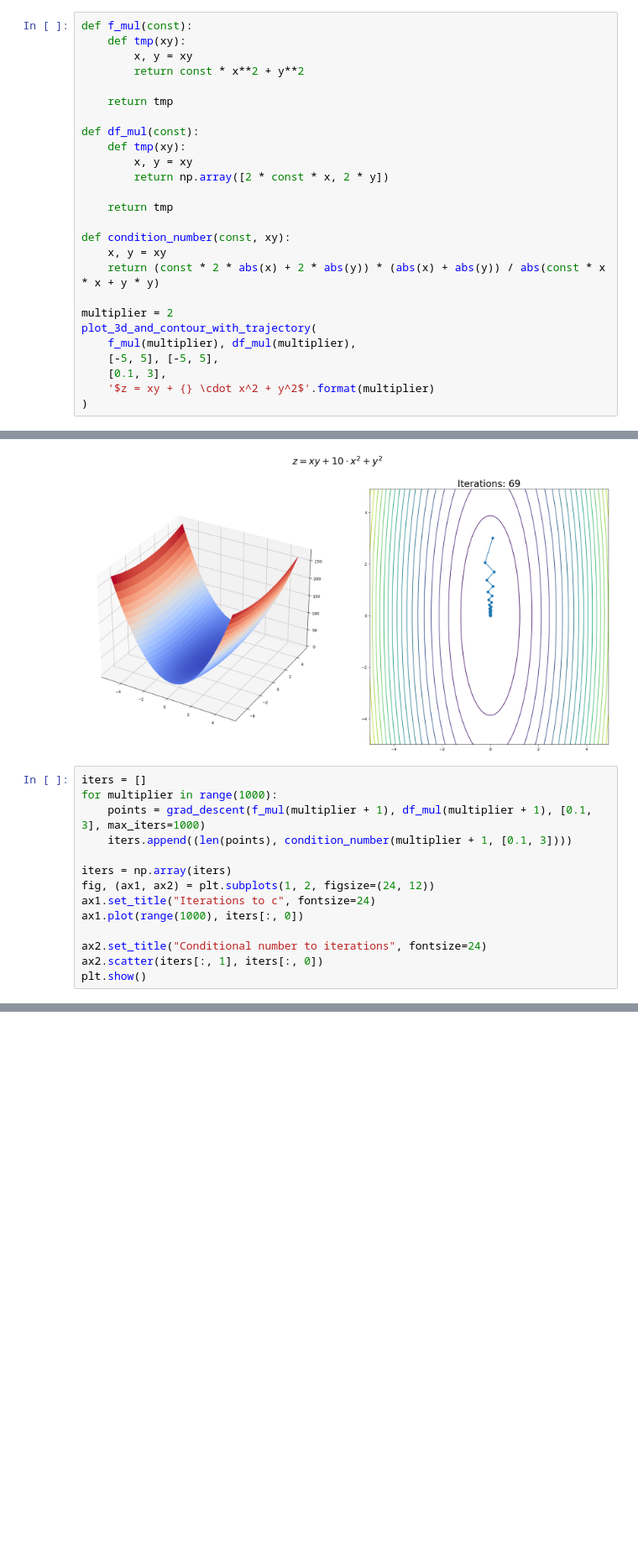
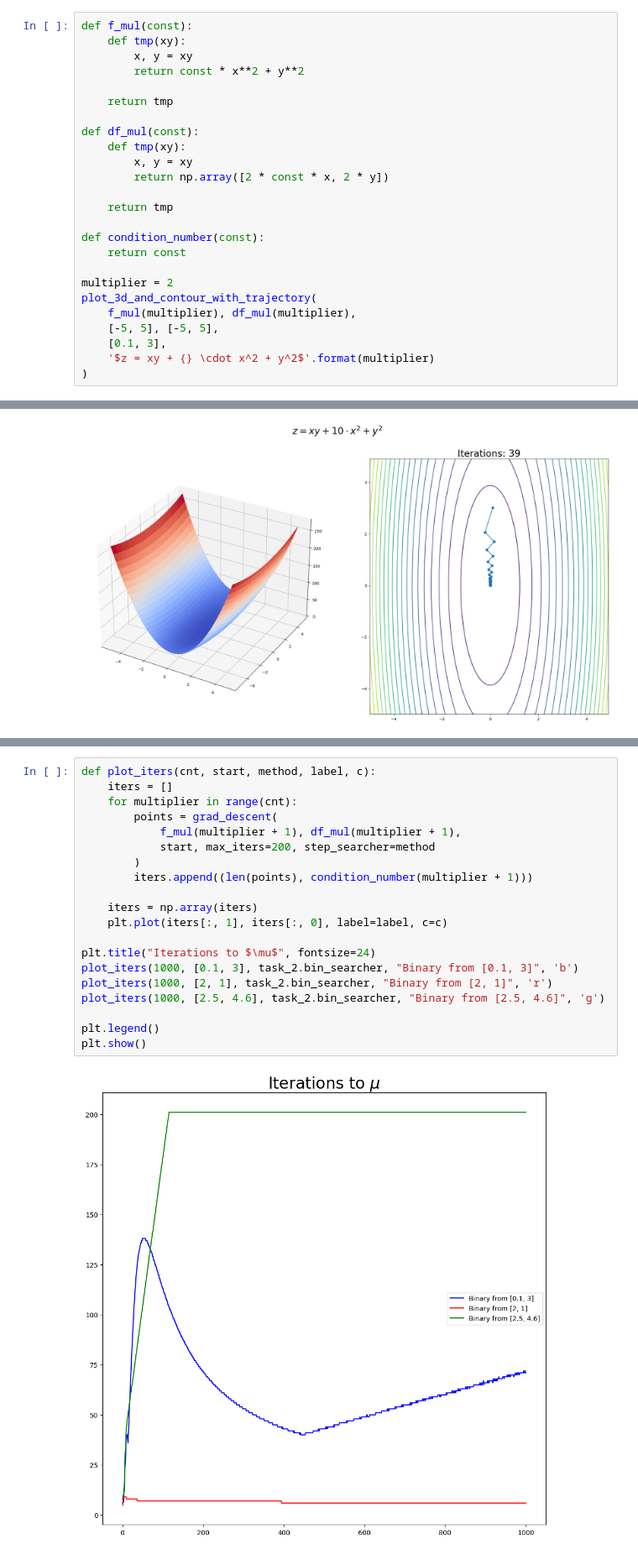
Before and after one commit to ars860/MO, a Jupyter notebook: task_3.ipynb, the cells around one changed output, grey strips where cells are left out. Shown at 84% size. Cells and saved outputs as stored; diff of their text form; blank space fills up the shorter version.

Commit message:
task 3 reworked

```diff
--- a/task_3.ipynb
+++ b/task_3.ipynb
@@ -77,9 +85,8 @@ def df_mul(const):
 
     return tmp
 
-def condition_number(const, xy):
-    x, y = xy
-    return (const * 2 * abs(x) + 2 * abs(y)) * (abs(x) + abs(y)) / abs(const * x * x + y * y)
+def condition_number(const):
+    return const
 
 multiplier = 2
 plot_3d_and_contour_with_trajectory(
@@ -100,17 +107,3 @@ plot_3d_and_contour_with_trajectory(
 )
 # %% [output]
 [figure]
-# %%
-iters = []
-for multiplier in range(1000):
-    points = grad_descent(f_mul(multiplier + 1), df_mul(multiplier + 1), [0.1, 3], max_iters=1000)
-    iters.append((len(points), condition_number(multiplier + 1, [0.1, 3])))
-
-iters = np.array(iters)
-fig, (ax1, ax2) = plt.subplots(1, 2, figsize=(24, 12))
-ax1.set_title("Iterations to c", fontsize=24)
-ax1.plot(range(1000), iters[:, 0])
-
-ax2.set_title("Conditional number to iterations", fontsize=24)
-ax2.scatter(iters[:, 1], iters[:, 0])
-plt.show()
@@ -118,0 +113,22 @@ plt.show()
+# %%
+def plot_iters(cnt, start, method, label, c):
+    iters = []
+    for multiplier in range(cnt):
+        points = grad_descent(
+            f_mul(multiplier + 1), df_mul(multiplier + 1),
+            start, max_iters=200, step_searcher=method
+        )
+        iters.append((len(points), condition_number(multiplier + 1)))
+
+    iters = np.array(iters)
+    plt.plot(iters[:, 1], iters[:, 0], label=label, c=c)
+
+plt.title("Iterations to $\mu$", fontsize=24)
+plot_iters(1000, [0.1, 3], task_2.bin_searcher, "Binary from [0.1, 3]", 'b')
+plot_iters(1000, [2, 1], task_2.bin_searcher, "Binary from [2, 1]", 'r')
+plot_iters(1000, [2.5, 4.6], task_2.bin_searcher, "Binary from [2.5, 4.6]", 'g')
+
+plt.legend()
+plt.show()
+# %% [output]
+[figure, added]
```
Also changed, not shown: parts of 4 cells of this notebook.
